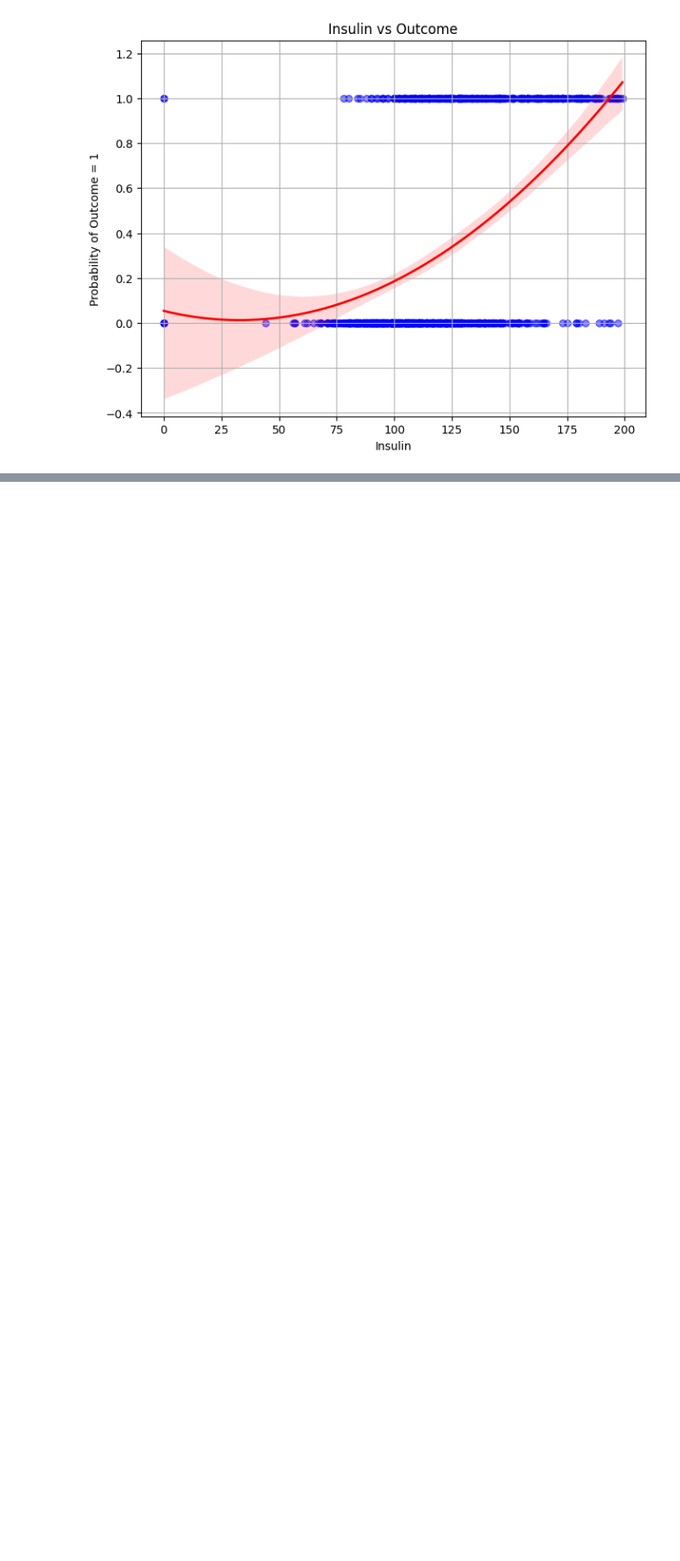
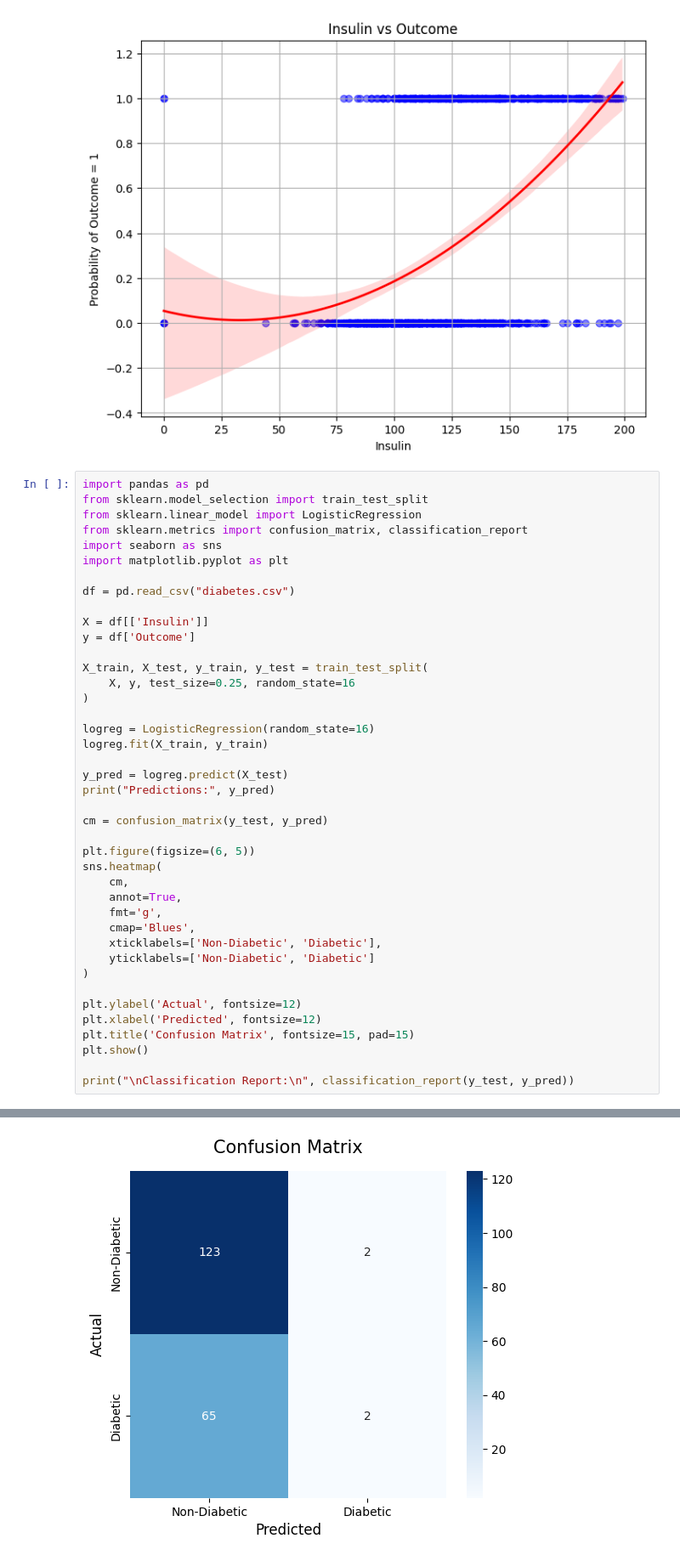
Before and after one commit to SakshiSapike/ML, a Jupyter notebook: Assignment3.ipynb, the cells around one changed output, grey strips where cells are left out. Shown at 85% size. Saved outputs shown, nothing was run; the diff lists cells and outputs as text; blank space fills up the shorter version.

```diff
--- a/Assignment3.ipynb
+++ b/Assignment3.ipynb
@@ -89,3 +89,45 @@ plt.grid(True)
 plt.show()
 # %% [output]
 [figure]
+# %%
+import pandas as pd
+from sklearn.model_selection import train_test_split
+from sklearn.linear_model import LogisticRegression
+from sklearn.metrics import confusion_matrix, classification_report
+import seaborn as sns
+import matplotlib.pyplot as plt
+
+df = pd.read_csv("diabetes.csv")
+
+X = df[['Insulin']]
+y = df['Outcome']
+
+X_train, X_test, y_train, y_test = train_test_split(
+    X, y, test_size=0.25, random_state=16
+)
+
+logreg = LogisticRegression(random_state=16)
+logreg.fit(X_train, y_train)
+
+y_pred = logreg.predict(X_test)
+print("Predictions:", y_pred)
+
+cm = confusion_matrix(y_test, y_pred)
+
+plt.figure(figsize=(6, 5))
+sns.heatmap(
+    cm,
+    annot=True,
+    fmt='g',
+    cmap='Blues',
+    xticklabels=['Non-Diabetic', 'Diabetic'],
+    yticklabels=['Non-Diabetic', 'Diabetic']
+)
+
+plt.ylabel('Actual', fontsize=12)
+plt.xlabel('Predicted', fontsize=12)
+plt.title('Confusion Matrix', fontsize=15, pad=15)
+plt.show()
+
+print("\nClassification Report:\n", classification_report(y_test, y_pred))
+# %% [output]
@@ -91,0 +140 @@ plt.show()
+[figure, added]
```
Also changed, not shown: parts of 1 cell of this notebook.
